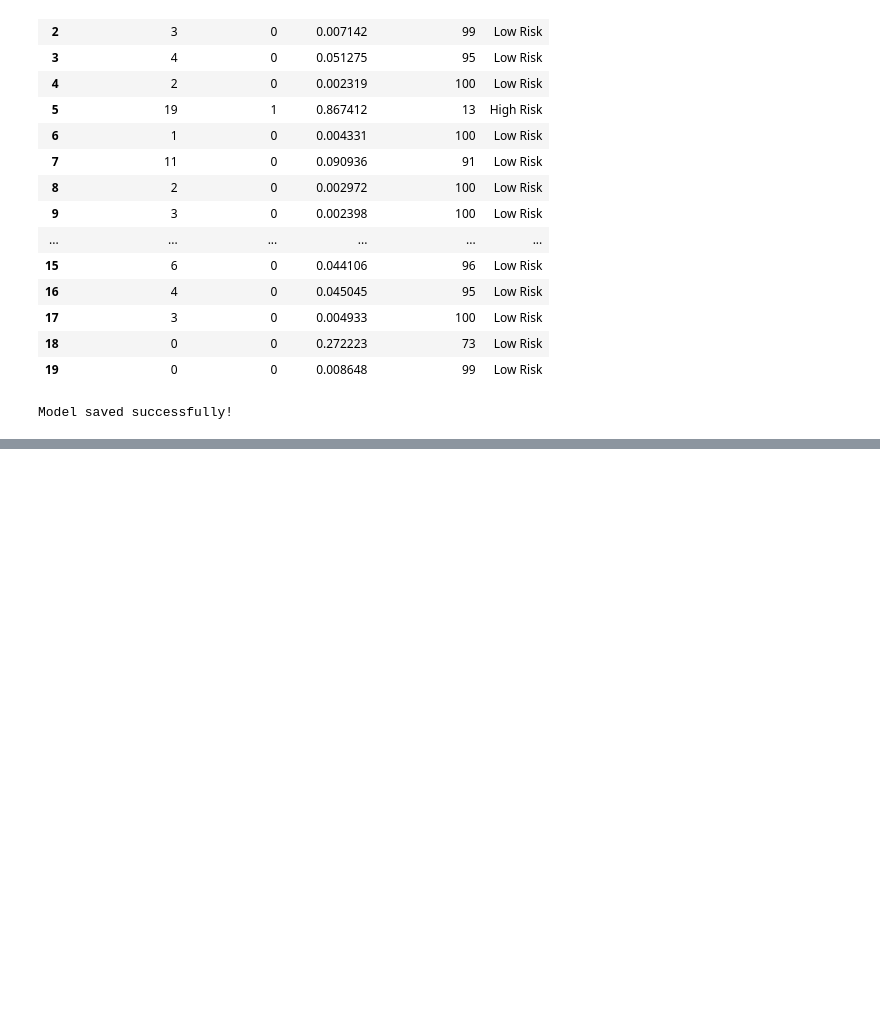
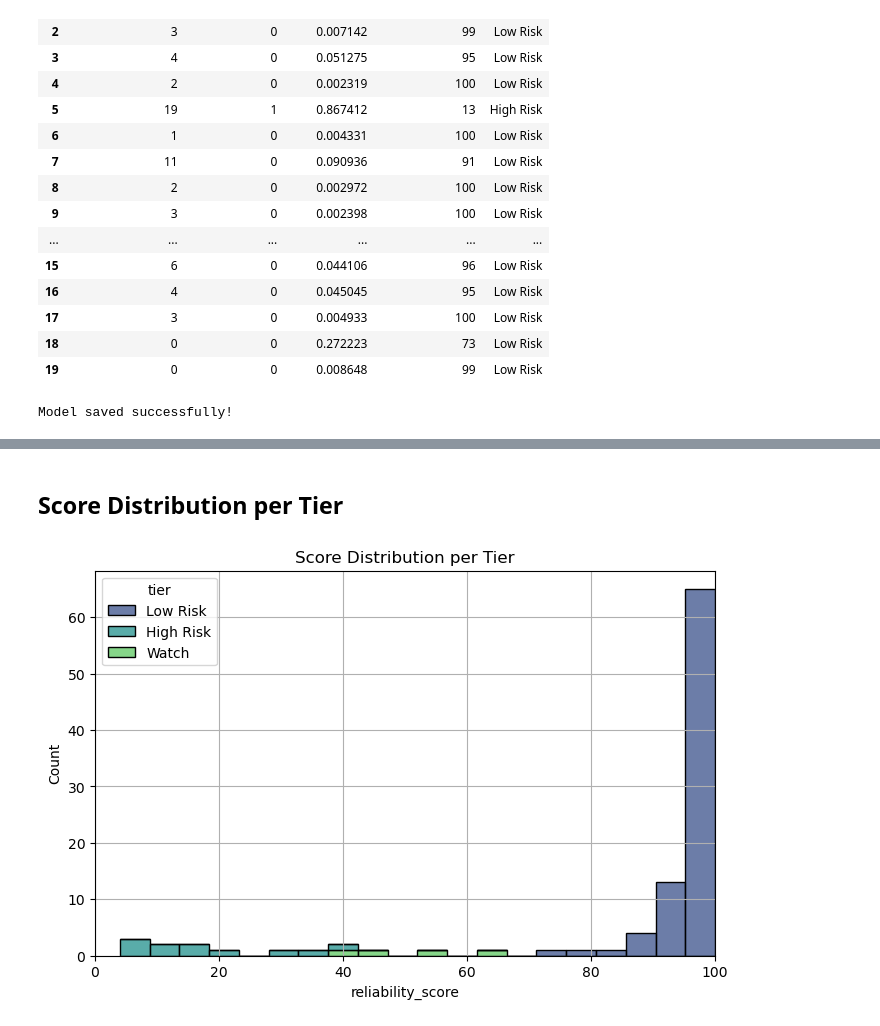
Before and after one commit to itsazzaosman/KTT-HACK, a Jupyter notebook: train.ipynb, the cells around one changed output, grey strips where cells are left out. Drawn from its saved outputs; the diff is of its cells as text; code cells hidden in the pictures; blank space fills up the shorter version.

```diff
--- a/train.ipynb
+++ b/train.ipynb
@@ -200,0 +250,13 @@ Model saved successfully!
+# %% [markdown]
+## Score Distribution per Tier
+# %%
+import seaborn as sns
+
+fig, ax = plt.subplots(figsize=(8, 5))
+sns.histplot(data=test_results, x='reliability_score', hue='tier', multiple='stack', bins=20, palette='viridis', ax=ax)
+ax.set_title("Score Distribution per Tier")
+ax.set_xlim(0, 100)
+plt.grid(True)
+plt.show()
+# %% [output]
+[figure, added]
```
Also changed, not shown: parts of 10 cells of this notebook, 2 other files.
